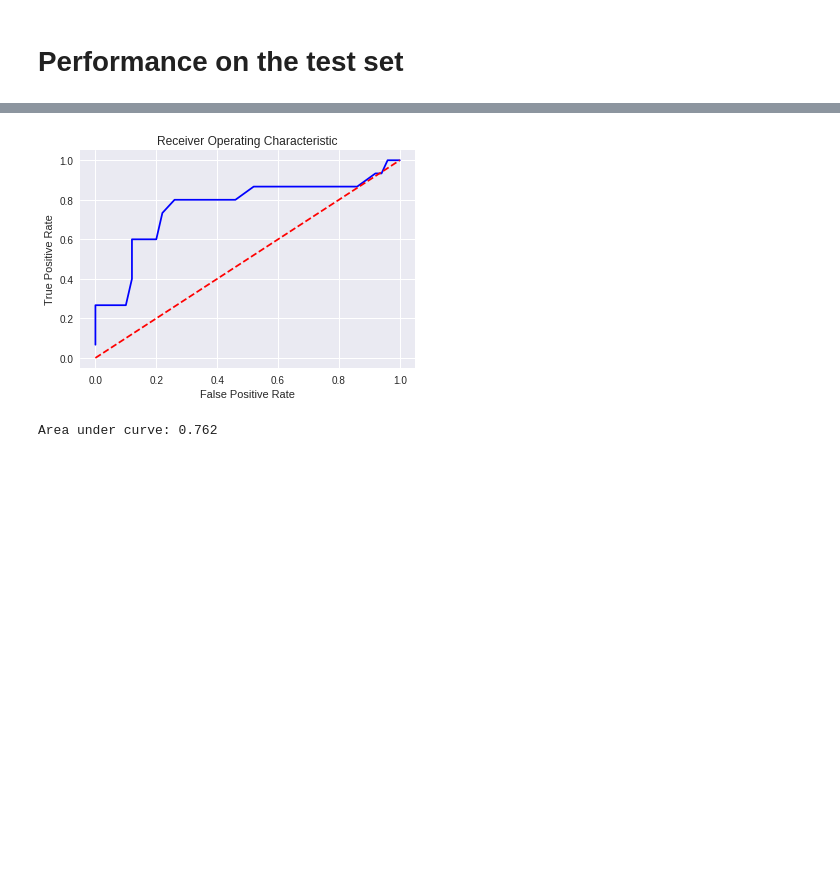
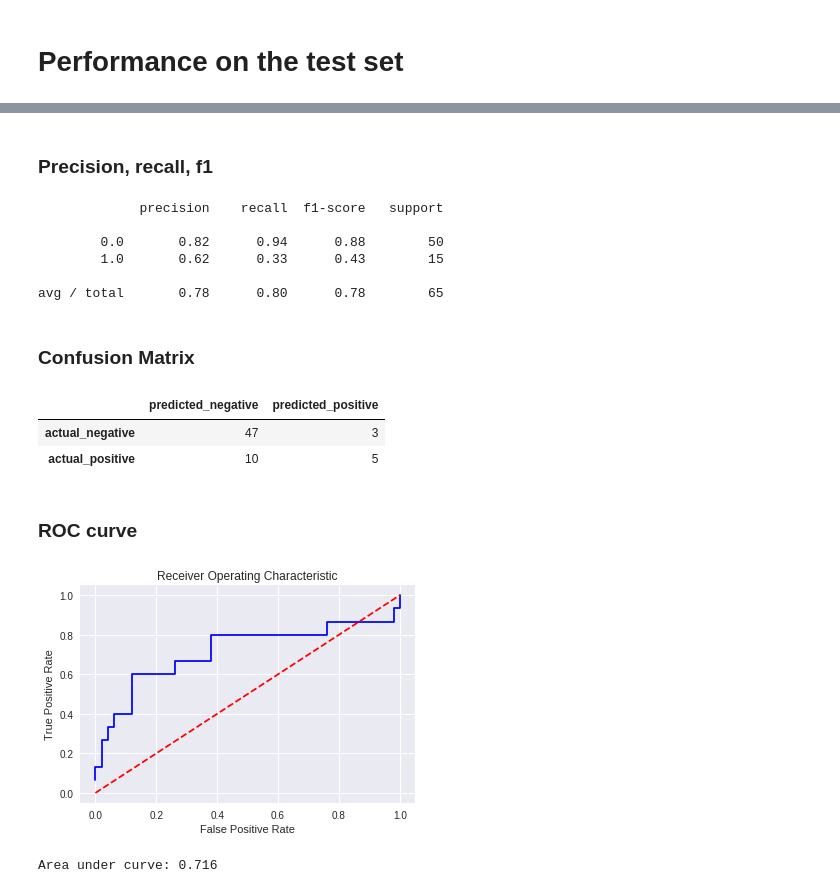
Before and after one commit to cheminfIBB/MM-diagnosis, a Jupyter notebook: random_forest_model.ipynb, the cells around one changed output, grey strips where cells are left out. Cells and saved outputs as stored; diff of their text form; code cells hidden in the pictures; blank space fills up the shorter version.

Commit message:
Join grid searches together, add more evaluation, fix minor formatting issues

```diff
--- a/random_forest_model.ipynb
+++ b/random_forest_model.ipynb
@@ -25,5 +27,5 @@ seed = 123
 # %% [markdown]
 # Hyperparameter tuning
 # %%
-model = RandomForestClassifier(n_estimators= 100, random_state=seed, n_jobs=-1)
+model = RandomForestClassifier(random_state=seed, n_jobs=-1)
 # %%
@@ -44,17 +54,0 @@ n_estimators: 100
-# %%
-param_grid2 = {
-    'max_depth': [3, 10, None],
-    'max_features': ['sqrt', 'log2'],
-    'min_samples_split': [2,6,10],
-    'min_samples_leaf': [1, 3, 5]
-}
-
-grid_search2 = GridSearchCV(model, param_grid=param_grid2, n_jobs=-1, cv=5, scoring='roc_auc')
-grid_search2.fit(X_train, y_train)
-model2 = grid_search2.best_estimator_
-best2 = grid_search2.best_params_
-print('Parameters chosen:')
-print(*['{}: {}'.format(parameter, value)
-        for parameter, value in zip(best2.keys(), best2.values())], sep='\n')
-
-grid_model = model2
@@ -67,3 +55,5 @@ min_samples_split: 2
+# %%
+grid_model = model
 # %% [markdown]
 # Model evaluation
 # %% [markdown]
@@ -132,0 +145,5 @@ RandomForestClassifier(bootstrap=True, class_weight=None, criterion='gini',
+# %%
+pred = grid_model.predict(X_test)
+pred_prob = grid_model.predict_proba(X_test)
+sns.boxplot(y_test, pred_prob.T[0])
+plt.show()
@@ -133,13 +152,36 @@ RandomForestClassifier(bootstrap=True, class_weight=None, criterion='gini',
+# %% [markdown]
+### Precision, recall, f1
+# %%
+print(classification_report(y_test, pred))
+# %% [output]
+             precision    recall  f1-score   support
+
+        0.0       0.82      0.94      0.88        50
+        1.0       0.62      0.33      0.43        15
+
+avg / total       0.78      0.80      0.78        65
+# %% [markdown]
+### Confusion Matrix
+# %%
+pd.DataFrame(data=confusion_matrix(y_test, pred),
+             columns=('predicted_negative', 'predicted_positive'),
+             index=('actual_negative', 'actual_positive'))
+# %% [output]
+|  | predicted_negative | predicted_positive |
+| actual_negative | 47 | 3 |
+| actual_positive | 10 | 5 |
+# %% [markdown]
+### ROC curve
 # %%
-fpr, tpr, thresholds = roc_curve(y_test, grid_model.predict_proba(X_test).T[1])
+fpr, tpr, thresholds = roc_curve(y_test, pred_prob.T[1])
 plt.title('Receiver Operating Characteristic')
 plt.plot(fpr, tpr, 'b')
 plt.plot([0,1],[0,1], color='red', linestyle='--')
 plt.ylabel('True Positive Rate')
 plt.xlabel('False Positive Rate')
 plt.show()
-roc_auc = roc_auc_score(y_test, grid_model.predict_proba(X_test).T[1])
+roc_auc = roc_auc_score(y_test, pred_prob.T[1])
 print(''.join(('Area under curve: ', str(roc_auc))))
 # %% [output]
-[figure, old version]
+[figure, new version]
-Area under curve: 0.762
+Area under curve: 0.716
```
Also changed, not shown: parts of 21 cells of this notebook.
